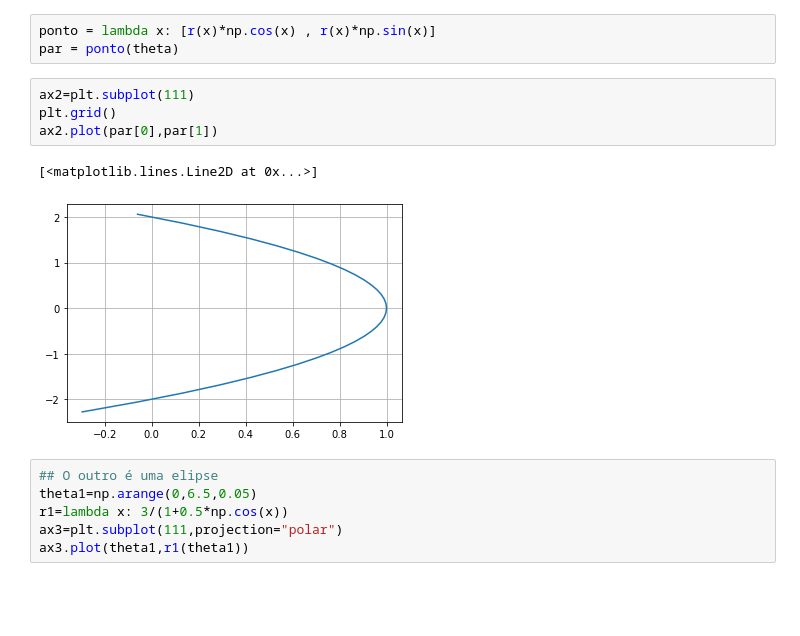
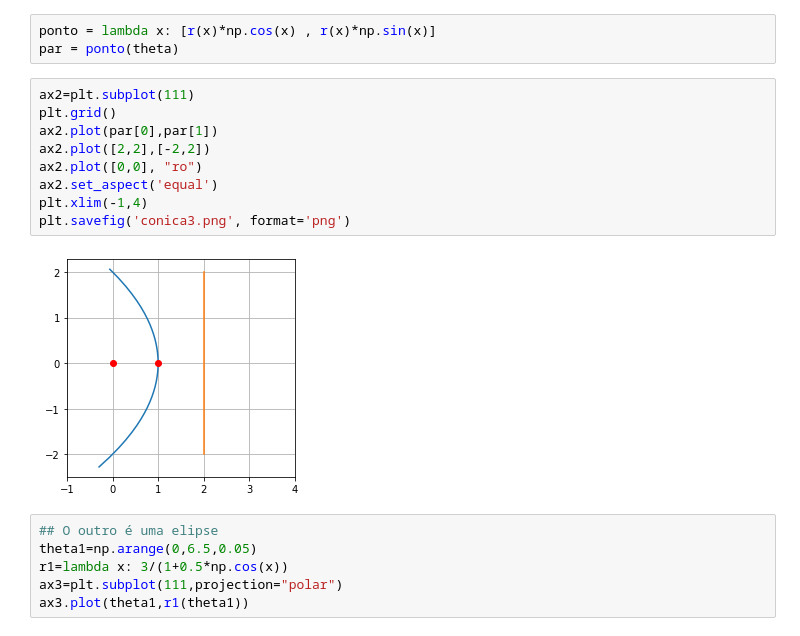
Before and after one commit to patonelli/map2110-modelagem, a Jupyter notebook: conicas1.ipynb, the cells around one changed output. Saved outputs shown, nothing was run; the diff lists cells and outputs as text; blank space fills up the shorter version.

Commit message:
figura das conicas

```diff
--- a/conicas1.ipynb
+++ b/conicas1.ipynb
@@ -48,10 +48,14 @@ par = ponto(theta)
 # %%
 ax2=plt.subplot(111)
 plt.grid()
 ax2.plot(par[0],par[1])
+ax2.plot([2,2],[-2,2])
+ax2.plot([0,0], "ro")
+ax2.set_aspect('equal')
+plt.xlim(-1,4)
+plt.savefig('conica3.png', format='png')
 # %% [output]
-[<matplotlib.lines.Line2D at 0x...>]
-[figure, old version]
+[figure, new version]
 # %%
 ## O outro é uma elipse
 theta1=np.arange(0,6.5,0.05)
```
Also changed, not shown: parts of 1 cell of this notebook, 2 other files.
